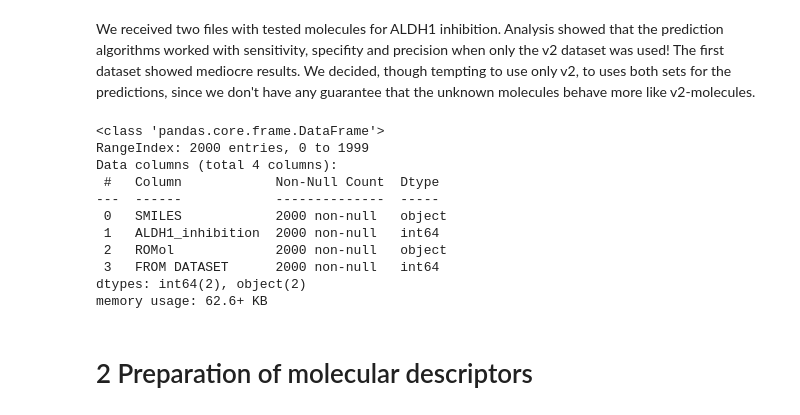
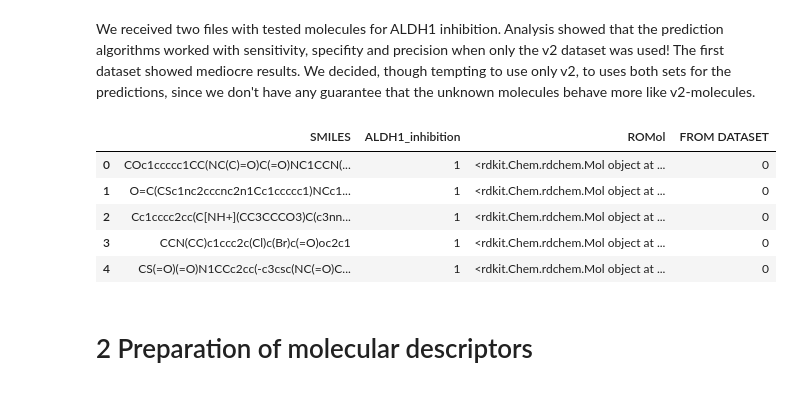
Before and after one commit to Undefined1234/drugdiscoverychallenge, a Jupyter notebook: TOTAL_NOTEBOOK.ipynb, the cells around one changed output. Cells and saved outputs as stored; diff of their text form; code cells hidden in the pictures.

```diff
--- a/TOTAL_NOTEBOOK.ipynb
+++ b/TOTAL_NOTEBOOK.ipynb
@@ -26,25 +26,20 @@ We received two files with tested molecules for ALDH1 inhibition. Analysis showe
 # %%
 tested_molecules_files = ['tested_molecules.csv','tested_molecules_v2.csv']
 dataset_molecules = pd.DataFrame()
 for i, file in enumerate(tested_molecules_files):
     tested_molecules = pd.read_csv(os.path.join(os.getcwd(), file))
     PandasTools.AddMoleculeColumnToFrame(tested_molecules, smilesCol='SMILES')
     tested_molecules['FROM DATASET'] = i
     dataset_molecules = dataset_molecules.append(tested_molecules, ignore_index = True)
 
-dataset_molecules.info()
+dataset_molecules.head()
 # %% [output]
-<class 'pandas.core.frame.DataFrame'>
-RangeIndex: 2000 entries, 0 to 1999
-Data columns (total 4 columns):
- #   Column            Non-Null Count  Dtype
----  ------            --------------  -----
- 0   SMILES            2000 non-null   object
- 1   ALDH1_inhibition  2000 non-null   int64
- 2   ROMol             2000 non-null   object
- 3   FROM DATASET      2000 non-null   int64
-dtypes: int64(2), object(2)
-memory usage: 62.6+ KB
+|  | SMILES | ALDH1_inhibition | ROMol | FROM DATASET |
+| 0 | COc1ccccc1CC(NC(C)=O)C(=O)NC1CCN(... | 1 | <rdkit.Chem.rdchem.Mol object at ... | 0 |
+| 1 | O=C(CSc1nc2cccnc2n1Cc1ccccc1)NCc1... | 1 | <rdkit.Chem.rdchem.Mol object at ... | 0 |
+| 2 | Cc1cccc2cc(C[NH+](CC3CCCO3)C(c3nn... | 1 | <rdkit.Chem.rdchem.Mol object at ... | 0 |
+| 3 | CCN(CC)c1ccc2c(Cl)c(Br)c(=O)oc2c1 | 1 | <rdkit.Chem.rdchem.Mol object at ... | 0 |
+| 4 | CS(=O)(=O)N1CCc2cc(-c3csc(NC(=O)C... | 1 | <rdkit.Chem.rdchem.Mol object at ... | 0 |
 # %% [markdown]
 # 2 Preparation of molecular descriptors
 # %% [markdown]
```
Also changed, not shown: parts of 19 cells of this notebook.
